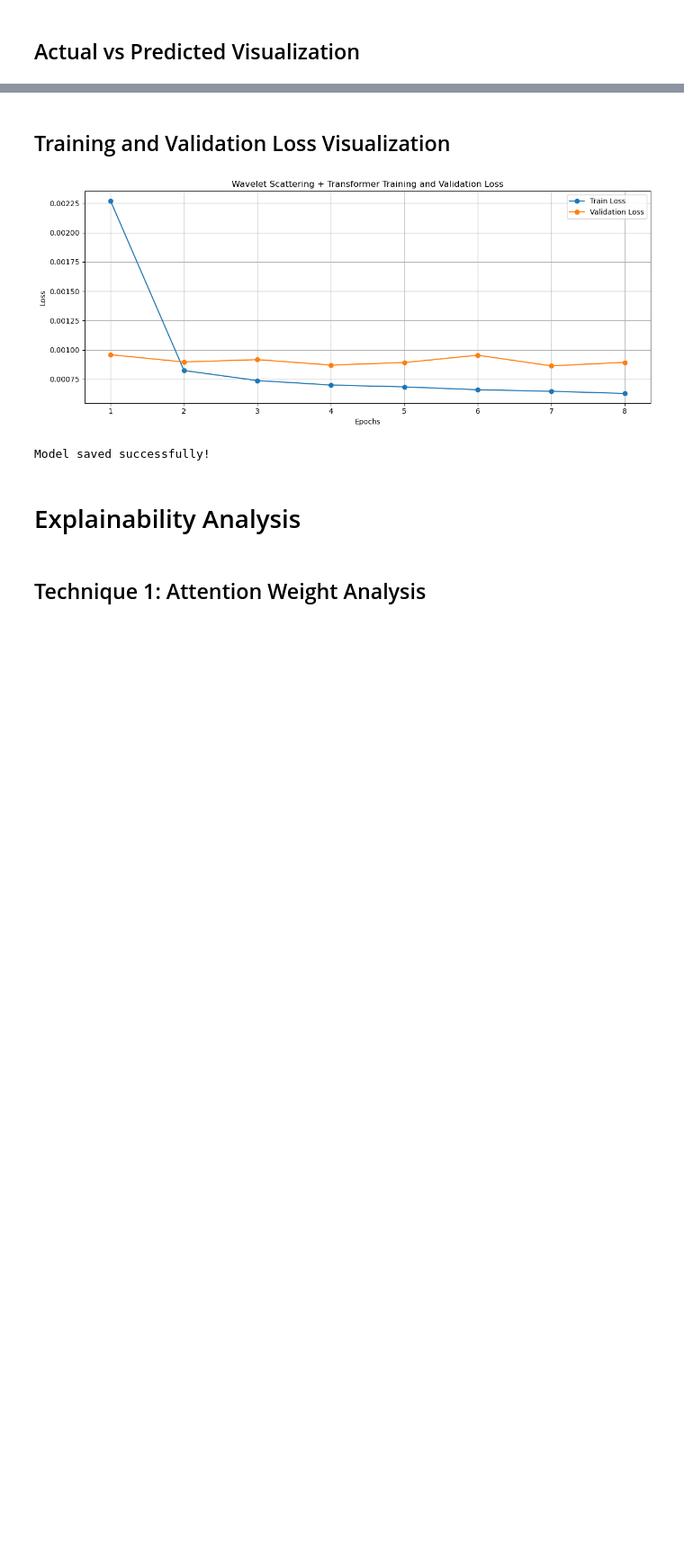
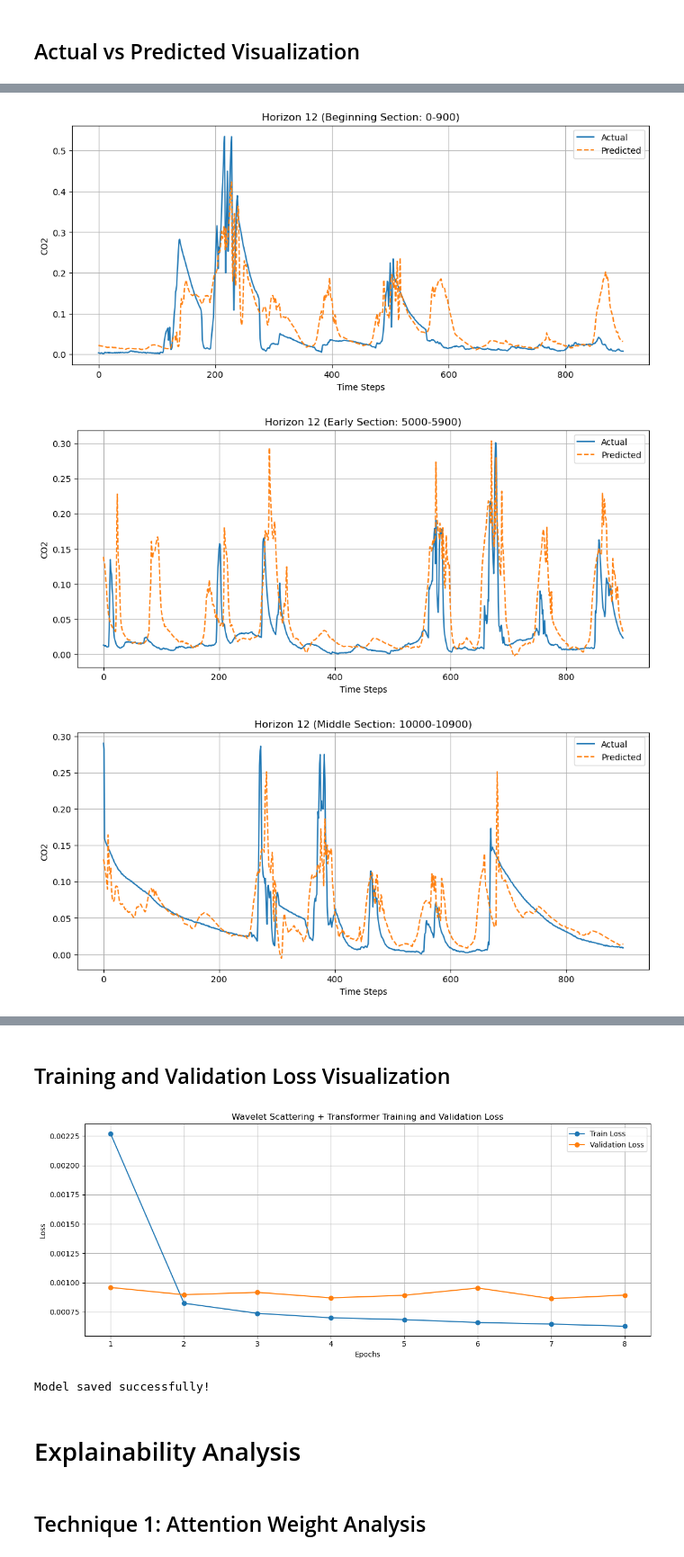
Before and after one commit to nid2709/TSA, a Jupyter notebook: notebooks/Transformer/Wavelet_Scattering_Experiment.ipynb, the cells around one changed output, grey strips where cells are left out. Shown at 90% size. Saved outputs shown, nothing was run; the diff lists cells and outputs as text; code cells hidden in the pictures; blank space fills up the shorter version.

```diff
--- a/notebooks/Transformer/Wavelet_Scattering_Experiment.ipynb
+++ b/notebooks/Transformer/Wavelet_Scattering_Experiment.ipynb
@@ -648,9 +721,9 @@ class TransformerModel(nn.Module):
         self.dropout = nn.Dropout(dropout)
 
         # Final prediction layer
-        self.fc = nn.Linear(d_model, output_length)
+        self.fc = nn.Linear(d_model + 8, output_length)
 
-    def forward(self, x):
+    def forward(self, x, wavelet_features):
 
         # Input projection
         x = self.input_projection(x)
@@ -667,6 +740,12 @@ class TransformerModel(nn.Module):
         # Dropout
         x = self.dropout(x)
 
+        # Concatenate wavelet features
+        x = torch.cat(
+            [x, wavelet_features],
+            dim=1
+        )
+
         # Final prediction
         x = self.fc(x)
 
@@ -1013,0 +1107,44 @@ for horizon_to_compare in horizons_to_plot:
+# %%
+WINDOW_SIZE = 900
+
+windows = [
+    ("Beginning", 0),
+    ("Early", 5000),
+    ("Middle", 10000),
+    ("Late", 15000),
+    ("End", 25000)
+]
+
+horizon_index = 11   # Horizon 12
+
+for title, start_idx in windows:
+
+    end_idx = min(start_idx + WINDOW_SIZE, len(actual_2d))
+
+    plt.figure(figsize=(12,5))
+
+    plt.plot(
+        actual_2d[start_idx:end_idx, horizon_index],
+        label="Actual"
+    )
+
+    plt.plot(
+        predictions_2d[start_idx:end_idx, horizon_index],
+        '--',
+        label="Predicted"
+    )
+
+    plt.title(
+        f"Horizon 12 ({title} Section: {start_idx}-{end_idx})"
+    )
+
+    plt.xlabel("Time Steps")
+    plt.ylabel(target_label)
+    plt.legend()
+    plt.grid(True)
+
+    plt.show()
+# %% [output]
+[figure, added]
+[figure, added]
+[figure, added]
```
Also changed, not shown: parts of 10 cells of this notebook, 12 other files.
